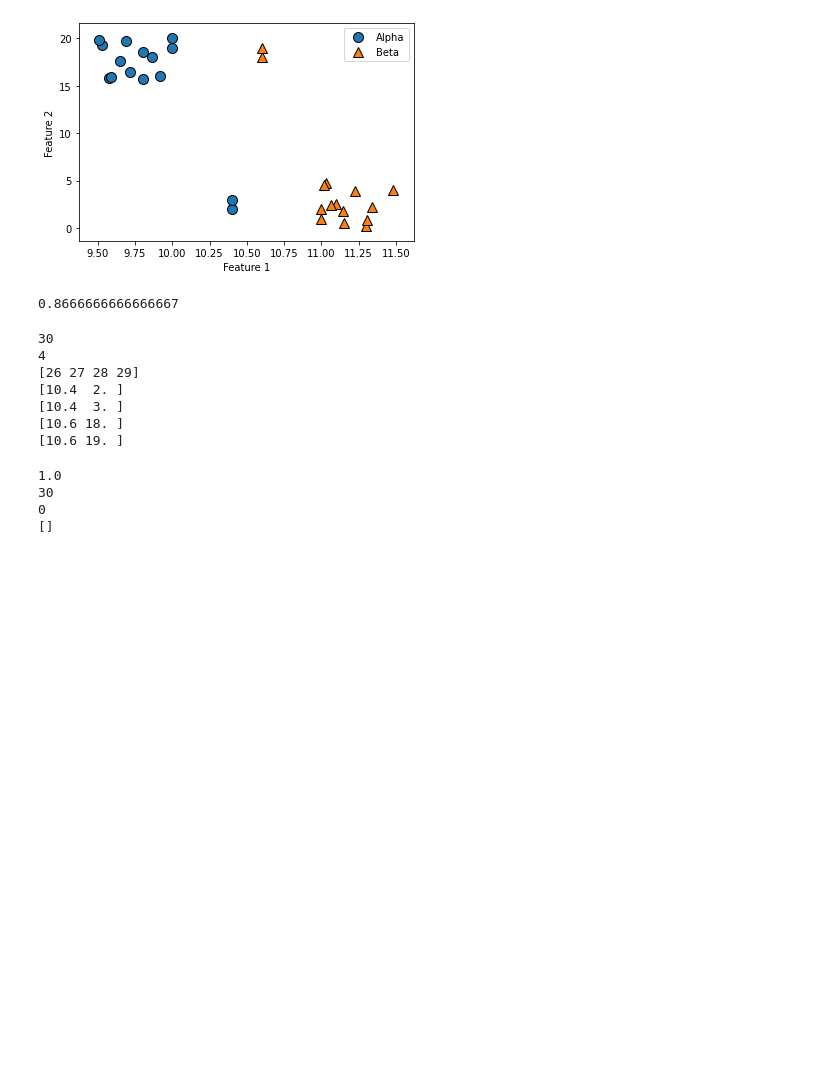
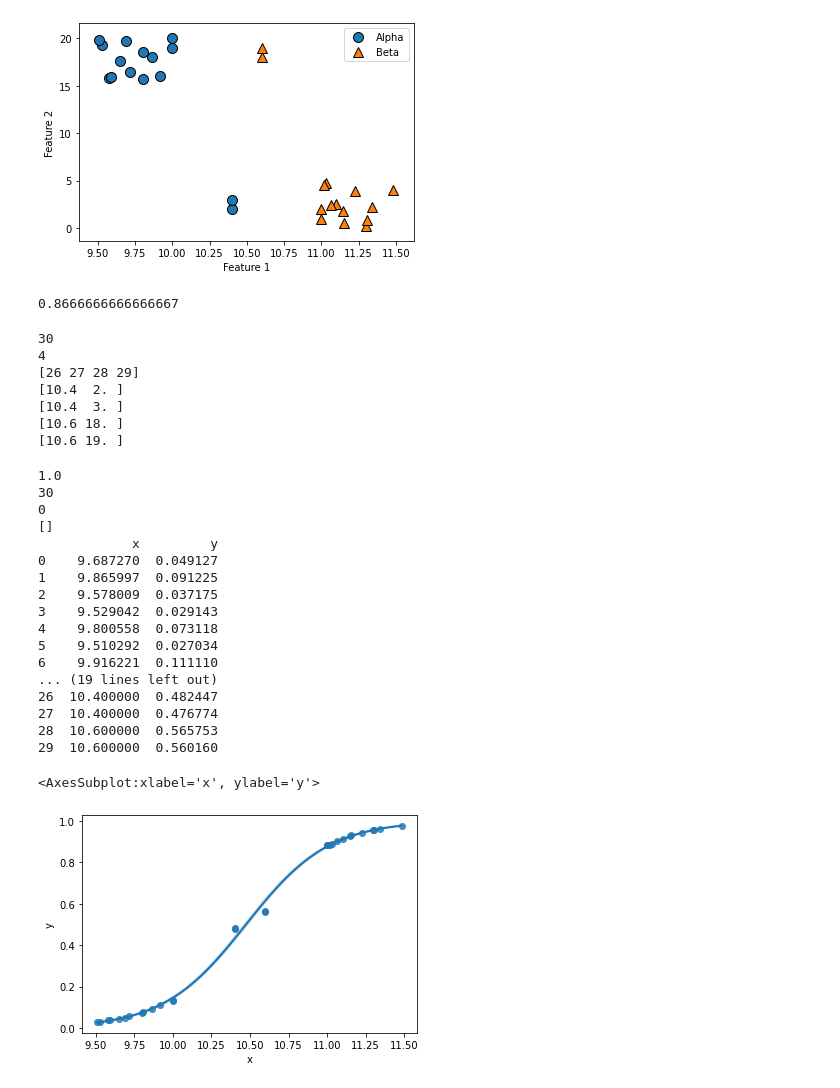
Before and after one commit to jasonmrimer/cse590-machine-learning, a Jupyter notebook: midterm/problem 1 knn.ipynb, the cells around one changed output. Drawn from its saved outputs; the diff is of its cells as text; code cells hidden in the pictures; blank space fills up the shorter version.

Commit message:
plots logreg line and can see the knn miclassifieds on the correct sides of the curve

```diff
--- a/midterm/problem 1 knn.ipynb
+++ b/midterm/problem 1 knn.ipynb
@@ -170,23 +174,61 @@ def logreg_explore_and_graph(c_vals):
     plt.xlabel('C Value')
     plt.ylabel('Cross-Validated Accuracy')
     plt.show()
-# %%
-# logreg_explore_and_graph(np.linspace(0, 3, 20))
-
-logreg = LogisticRegression(C=2.5)
-logreg.fit(X_train, y_train)
-print(logreg.score(X_train, y_train))
-
-y_predictions = logreg.predict(X_train)
-
-misclassified_indices = np.where((y_predictions != y_train))[0]
-print(len(y_train))
-print(len(misclassified_indices))
-print(misclassified_indices)
-for i in misclassified_indices:
-    print(X_train[i])
-# %% [output]
-1.0
-30
-0
-[]
+# %%
+from scipy.special import expit
+import seaborn as sns
+
+# logreg_explore_and_graph(np.linspace(0, 3, 20))
+
+clf = LogisticRegression(C=2.5)
+clf.fit(X_train, y_train)
+print(clf.score(X_train, y_train))
+
+y_predictions = clf.predict(X_train)
+
+misclassified_indices = np.where((y_predictions != y_train))[0]
+print(len(y_train))
+print(len(misclassified_indices))
+print(misclassified_indices)
+for i in misclassified_indices:
+    print(X_train[i])
+
+data = {
+    'x': X_train[:, 0],
+    'y': clf.predict_proba(X_train)[:, 1]
+}
+data_frame = pd.DataFrame(data, columns=['x', 'y'])
+print(data_frame)
+# mglearn.discrete_scatter(X_train[:, 0], X_train[:, 1], y_train)
+sns.regplot(x='x', y='y', data=data_frame, logistic=True)
+
+#
+# loss = expit(X_train * clf.coef_ + clf.intercept_).ravel()
+# plt.plot(X_train, loss, color="red", linewidth=3)
+# plt.scatter(X_train[:,0], X_train[:,1]/20)
+# plt.figure(1, figsize=(4, 3))
+# plt.clf()
+# plt.scatter(X.ravel(), y, color="black", zorder=20)
+# plt.legend(['Alpha', 'Beta'])
+# plt.xlabel('Feature 1')
+# plt.ylabel('Feature 2')
+# %% [output]
+1.0
+30
+0
+[]
+            x         y
+0    9.687270  0.049127
+1    9.865997  0.091225
+2    9.578009  0.037175
+3    9.529042  0.029143
+4    9.800558  0.073118
+5    9.510292  0.027034
+6    9.916221  0.111110
+... (19 lines left out)
+26  10.400000  0.482447
+27  10.400000  0.476774
+28  10.600000  0.565753
+29  10.600000  0.560160
+<AxesSubplot:xlabel='x', ylabel='y'>
+[figure, added]
```
Also changed, not shown: parts of 3 cells of this notebook.
